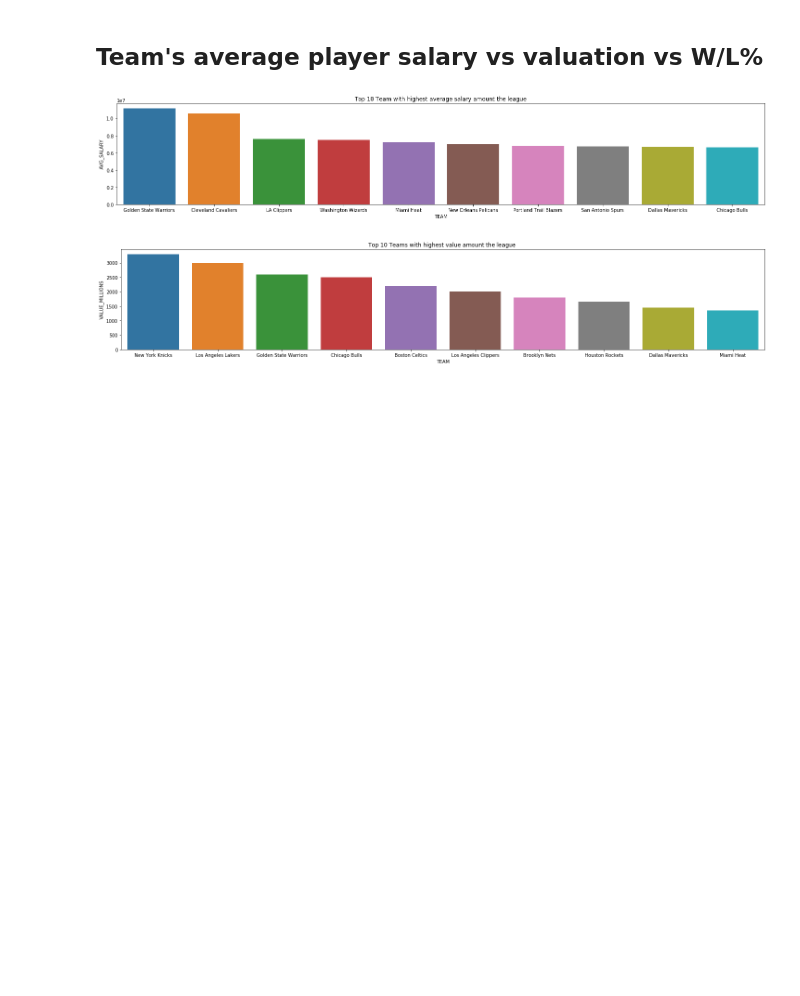
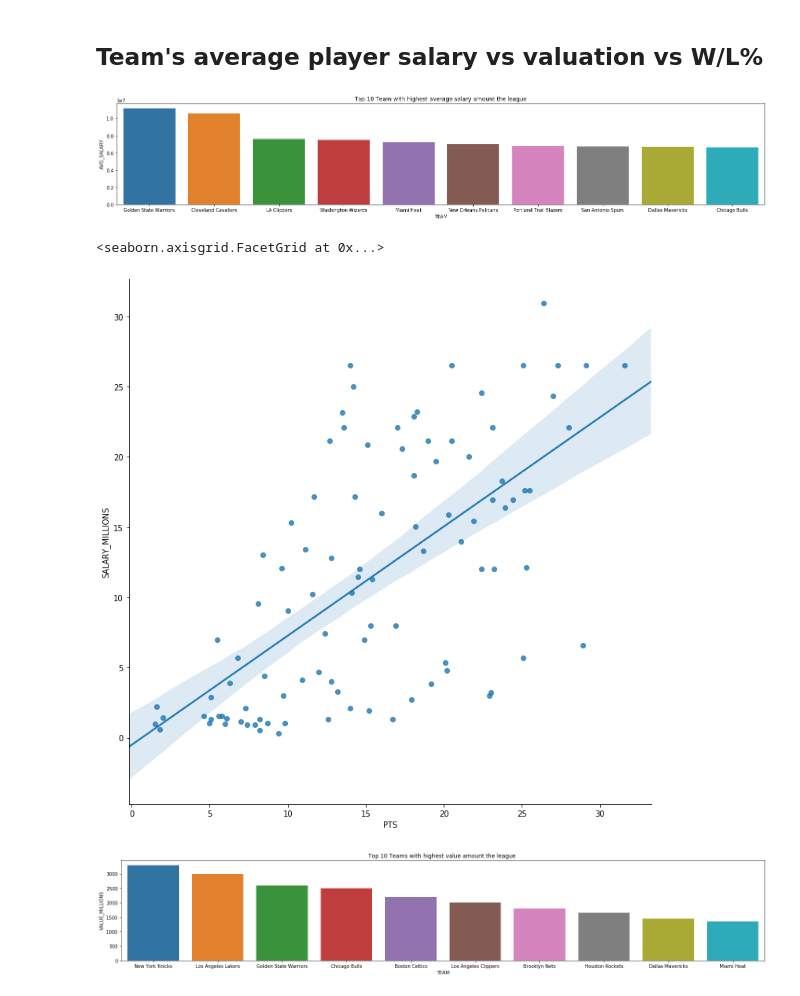
Before and after one commit to CS-UCR/cs105-prj-phase3-machine-mamba, a Jupyter notebook: Phase 2/phase_2.ipynb, the cells around one changed output. Cells and saved outputs as stored; diff of their text form; code cells hidden in the pictures; blank space fills up the shorter version.

```diff
--- a/Phase 2/phase_2.ipynb
+++ b/Phase 2/phase_2.ipynb
@@ -175,6 +175,12 @@ sns.barplot(x=team_player_salary.head(10)['TEAM'], y=team_player_salary.head(10)
 plt.show()
 # %% [output]
 [figure]
+# %%
+df_player_pts = pd.read_csv("nba_2016_2017_100.csv")
+sns.lmplot(x= "PTS", y= "SALARY_MILLIONS", data= df_player_pts, size= 10)
+# %% [output]
+<seaborn.axisgrid.FacetGrid at 0x...>
+[figure, added]
 # %%
 plt.figure(figsize = (25,4))
 sns.barplot(x=df_valuation.head(10)['TEAM'], y=df_valuation.head(10)['VALUE_MILLIONS'], data=df_valuation).set_title("Top 10 Teams with highest value amount the league ")
```
